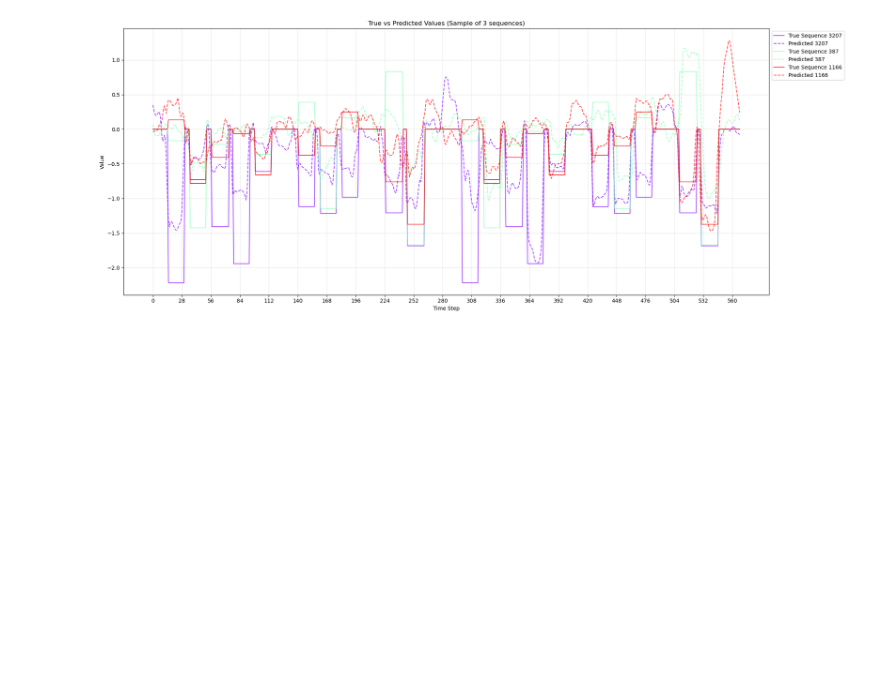
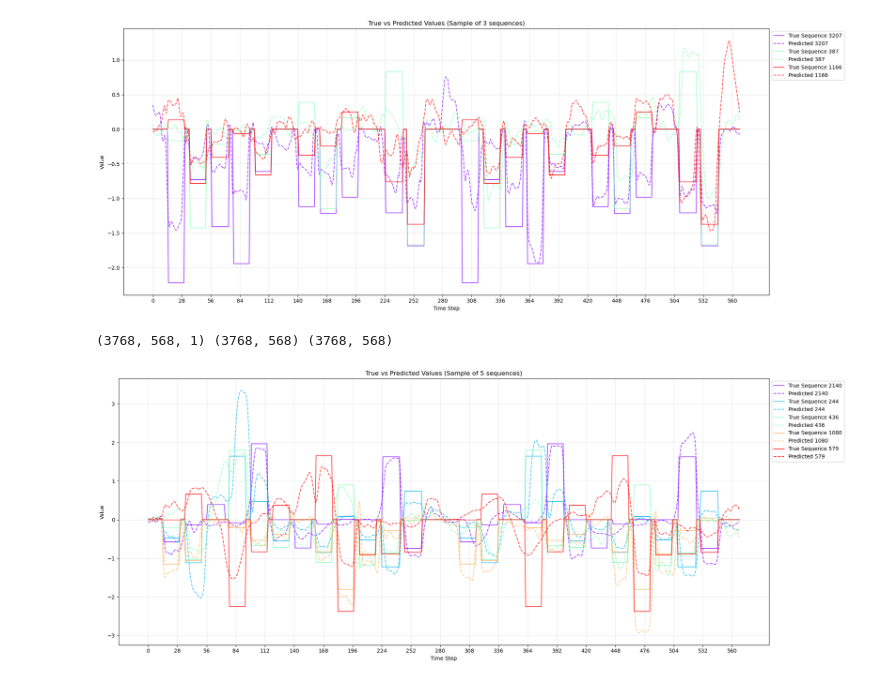
Before and after one commit to fedemengo/CS-433-ML4S, a Jupyter notebook: viz.ipynb, the cells around one changed output. Drawn from its saved outputs; the diff is of its cells as text; code cells hidden in the pictures; blank space fills up the shorter version.

```diff
--- a/viz.ipynb
+++ b/viz.ipynb
@@ -50,3 +50,8 @@ plot_prediction("20241202_234927", n_samples=3)
 # %% [output]
 (3738, 568, 1) (3738, 568) (3738, 568)
 [figure]
+# %%
+plot_prediction("20241203_153230", n_samples=5)
+# %% [output]
+(3768, 568, 1) (3768, 568) (3768, 568)
+[figure, added]
```
Also changed, not shown: 28 other files.
